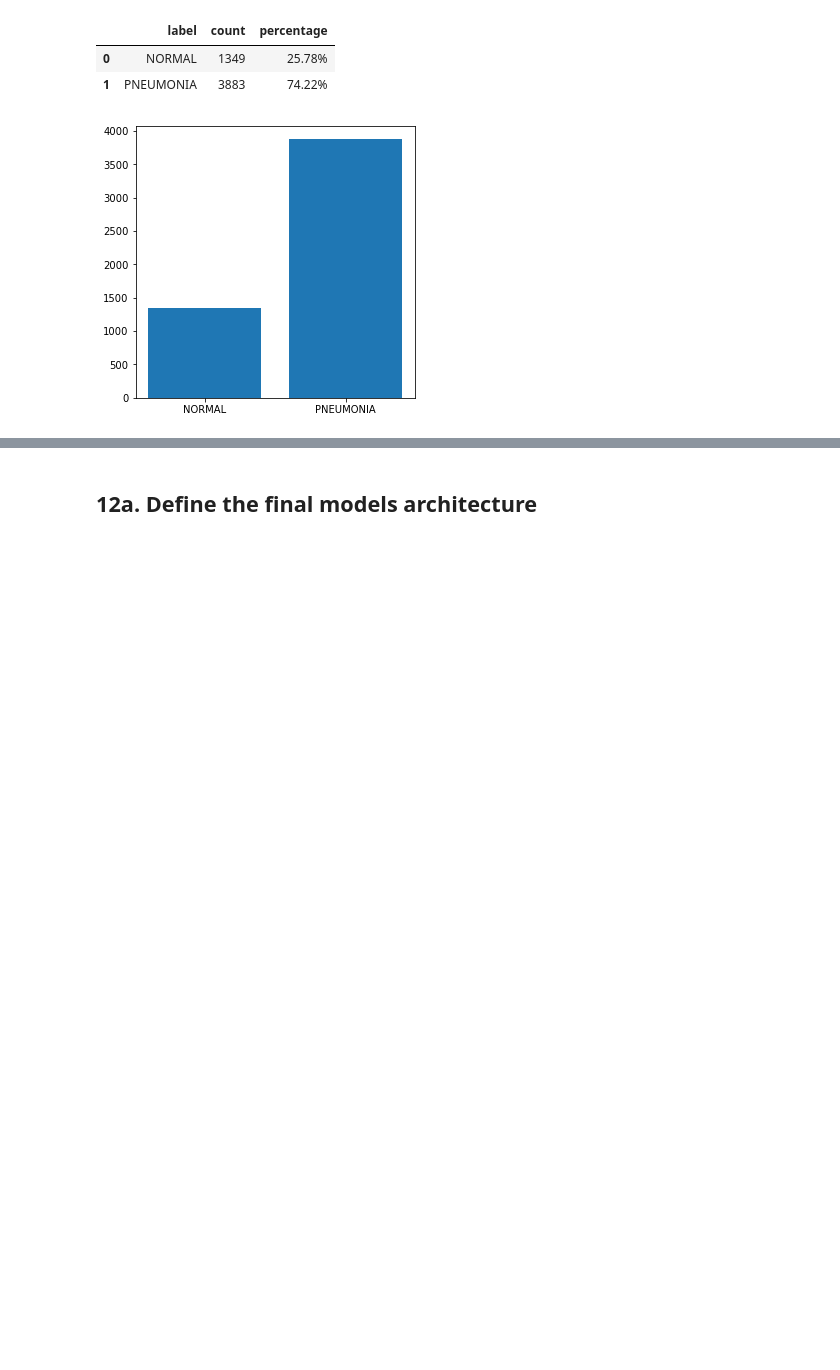
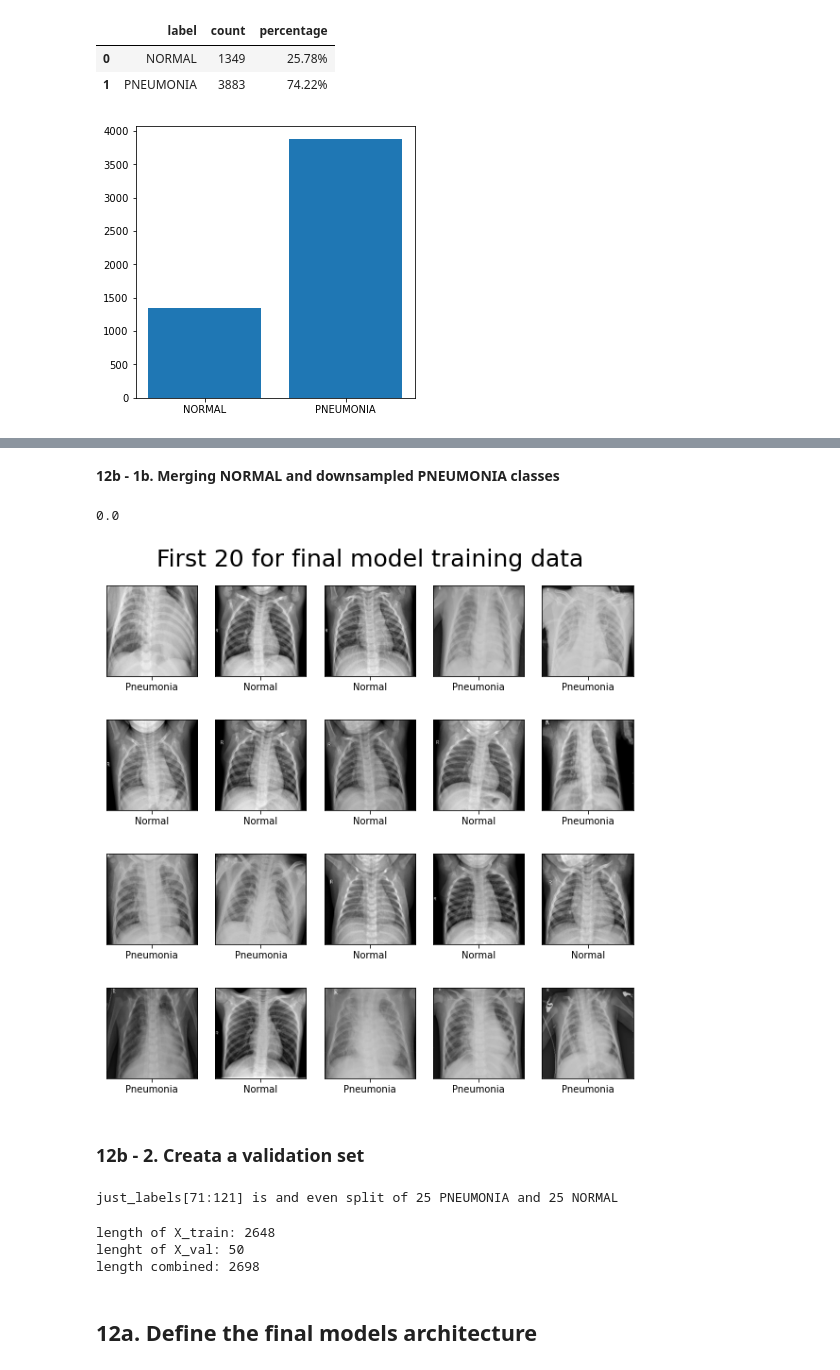
Before and after one commit to AgathaZareth/Pneumonia-Detection-with-CNN, a Jupyter notebook: notebook.ipynb, the cells around one changed output, grey strips where cells are left out. Cells and saved outputs as stored; diff of their text form; code cells hidden in the pictures; blank space fills up the shorter version.

Commit message:
final model data preprocessing complete

```diff
--- a/notebook.ipynb
+++ b/notebook.ipynb
@@ -1442,0 +1461,9 @@ train_aug = ImageDataGenerator(horizontal_flip=True,
+# %%
+# make list of images using new_X_indices
+p_images = [train_images[i] for i in new_X_indices]
+# make list of lables using new_X_indices
+p_labels = [train_labels[i] for i in new_X_indices]
+# a second check to make sure all labels/images are pneumonia
+print(sum(p_labels))
+# and a check of shape
+p_images[0].shape
@@ -1442,0 +1473,5 @@ train_aug = ImageDataGenerator(horizontal_flip=True,
+# %%
+# zip images to lables
+p_tup = list(zip(p_images, p_labels))
+# view first
+p_tup[0]
@@ -1442,0 +1496,46 @@ train_aug = ImageDataGenerator(horizontal_flip=True,
+# %% [markdown]
+**12b - 1b. Merging NORMAL and downsampled PNEUMONIA classes**
+# %%
+# get the normal indices
+ni = class_df[class_df['class']==0].index
+ni = list(ni)
+n_images = [train_images[i] for i in ni]
+n_labels = [train_labels[i] for i in ni]
+
+# check they are all zeros/normal
+print(sum(n_labels))
+# %% [output]
+0.0
+# %%
+# zip images to lables
+n_tup = list(zip(n_images, n_labels))
+
+# combine normal and pneumonia data
+n_plus_p = n_tup + p_tup
+
+# shuffle so randomly distributed
+random.seed(11616125)
+n_plus_p = random.sample(n_plus_p, len(n_plus_p))
+
+# seperate images from lables
+images_labels = list(zip(*n_plus_p))
+just_images = images_labels[0]
+just_labels = images_labels[1]
+
+# check
+preview_first_20(just_images, just_labels, 'First 20 for final model training data')
+# %% [output]
+[figure, added]
+# %% [markdown]
+### 12b - 2. Creata a validation set
+# %%
+# use same method as above to select validation data
+start = 0
+stop = 50
+while sum(just_labels[start:stop]) != 25.0:
+    start+=1
+    stop+=1
+
+print(f'just_labels[{start}:{stop}] is and even split of 25 PNEUMONIA and 25 NORMAL')
+# %% [output]
+just_labels[71:121] is and even split of 25 PNEUMONIA and 25 NORMAL
@@ -1442,0 +1547,9 @@ train_aug = ImageDataGenerator(horizontal_flip=True,
+# %%
+# check
+print(f'length of X_train: {len(X_train)}')
+print(f'lenght of X_val: {len(X_val)}')
+print(f'length combined: {len(X_val) + len(X_train)}')
+# %% [output]
+length of X_train: 2648
+lenght of X_val: 50
+length combined: 2698
```
Also changed, not shown: parts of 22 cells of this notebook.
